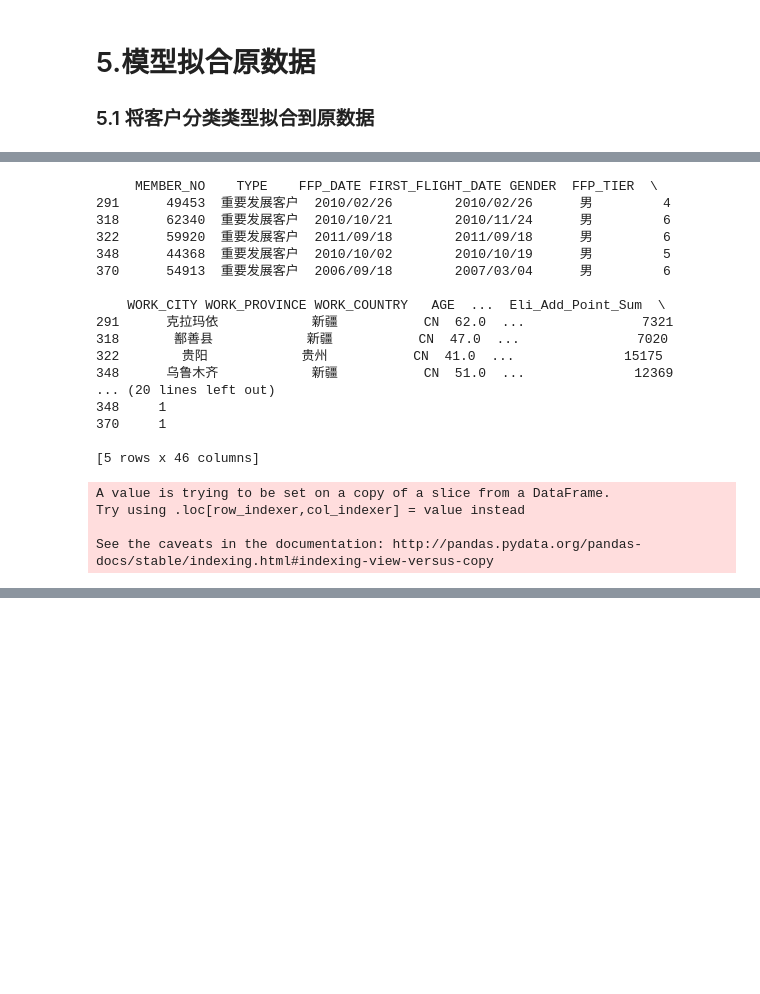
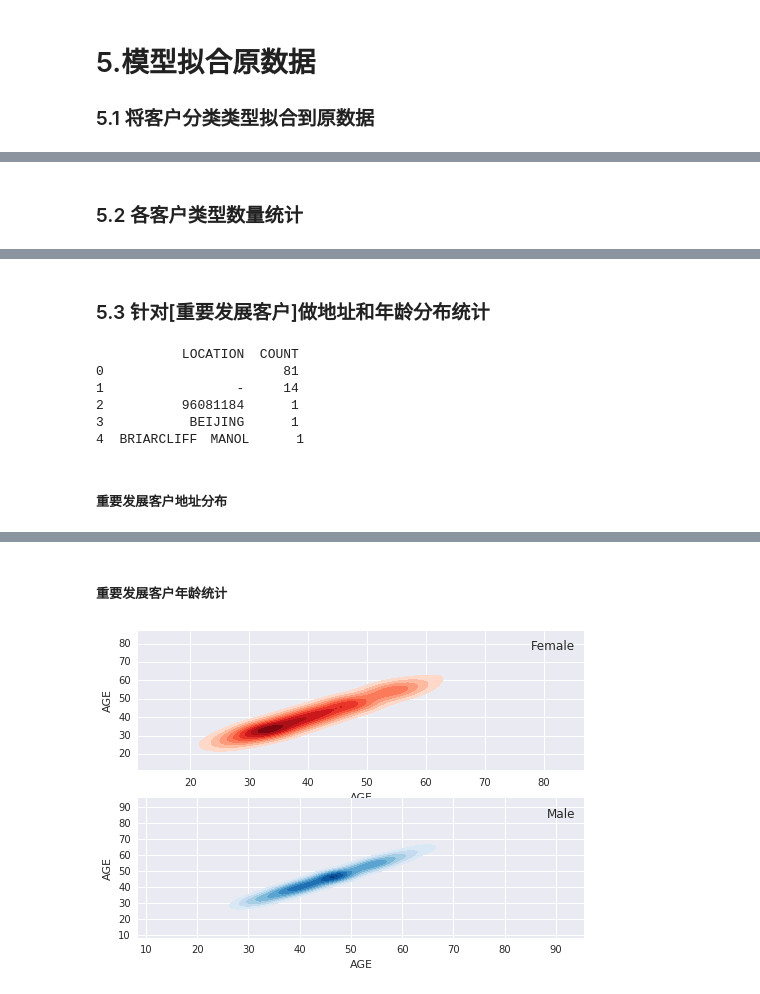
Before and after one commit to ultradawn/mydsx, a Jupyter notebook: LRFMC_Model.ipynb, the cells around one changed output, grey strips where cells are left out. Cells and saved outputs as stored; diff of their text form; code cells hidden in the pictures; blank space fills up the shorter version.

```diff
--- a/LRFMC_Model.ipynb
+++ b/LRFMC_Model.ipynb
@@ -249,37 +297,34 @@ print(type_count)
+# %% [markdown]
+<a id="lrfmc_5_2"></a>
+### 5.2 各客户类型数量统计
 # %%
 %brunel data('type_count') bar x(TYPE) y(COUNT) color(COUNT) label(COUNT) style('.label{fill:white;text-shadow:none}') sort(TYPE) effect(enter:2000)  title("航空公司客户类型统计")  axes(y:2000:grid:"数量",x:6:"客户种类"):: width=800, height=300
 # %% [output]
 [interactive output not drawn]
 [interactive output not drawn]
+# %% [markdown]
+<a id="lrfmc_5_3"></a>
+### 5.3 针对[重要发展客户]做地址和年龄分布统计
 # %%
 #筛选出中国的数据
-df_data_1_type_1 = df_data_1[(df_data_1.TYPE == '重要发展客户') & (df_data_1.WORK_COUNTRY == 'CN')]
-df_data_1_type_1 = df_data_1_type_1.dropna()
+df_data_1_type_1 = df_data_1[(df_data_1.TYPE == '重要发展客户') & (df_data_1.WORK_COUNTRY == 'CN')].copy()
+df_data_1_type_1.WORK_PROVINCE = df_data_1_type_1.WORK_PROVINCE.replace(r'\省','',regex=True)
+df_data_1_type_1.WORK_PROVINCE = df_data_1_type_1.WORK_PROVINCE.replace(r'\市|\.','',regex=True)
+#df_data_1_type_1 = df_data_1_type_1.dropna()
 #去除地址不正确的数据
-del_array = ['*', '-', '.','.北京','BEIJING','BEIJING','BRIARC','Beijing','Beijing','HONGKONG','HRB','HRB','IRVINE','LEEWOLDE','N','N','OSAKA','PARIS','STANLEY','TOKYO','leon','rotteadam','stratford','。','。','。','。']
-df_data_1_type_1_tmp = df_data_1_type_1[~ df_data_1_type_1.WORK_CITY.isin(del_array)]
-df_data_1_type_1_tmp['COUNT'] = 1
-print(df_data_1_type_1_tmp.head(5))
+#del_array = ['*', '-', '.','.北京','BEIJING','BEIJING','BRIARC','Beijing','Beijing','HONGKONG','HRB','HRB','IRVINE','LEEWOLDE','N','N','OSAKA','PARIS','STANLEY','TOKYO','leon','rotteadam','stratford','。','。','。','。']
+#df_data_1_type_1_tmp = df_data_1_type_1[~ df_data_1_type_1.WORK_CITY.isin(del_array)]
+#df_data_1_type_1_tmp['COUNT'] = 1
+df_data_1_type_1_tmp_group = df_data_1_type_1.groupby('WORK_PROVINCE').size().reset_index()
+df_data_1_type_1_tmp_group.columns = ['LOCATION','COUNT']
+print(df_data_1_type_1_tmp_group.head(5))
 # %% [output]
-     MEMBER_NO    TYPE    FFP_DATE FIRST_FLIGHT_DATE GENDER  FFP_TIER  \
-291      49453  重要发展客户  2010/02/26        2010/02/26      男         4
-318      62340  重要发展客户  2010/10/21        2010/11/24      男         6
-322      59920  重要发展客户  2011/09/18        2011/09/18      男         6
-348      44368  重要发展客户  2010/10/02        2010/10/19      男         5
-370      54913  重要发展客户  2006/09/18        2007/03/04      男         6
-
-    WORK_CITY WORK_PROVINCE WORK_COUNTRY   AGE  ...  Eli_Add_Point_Sum  \
-291      克拉玛依            新疆           CN  62.0  ...               7321
-318       鄯善县            新疆           CN  47.0  ...               7020
-322        贵阳            贵州           CN  41.0  ...              15175
-348      乌鲁木齐            新疆           CN  51.0  ...              12369
-... (20 lines left out)
-348     1
-370     1
-
-[5 rows x 46 columns]
+           LOCATION  COUNT
+0                       81
+1                 -     14
+2          96081184      1
+3           BEIJING      1
+4  BRIARCLIFF　MANOL      1
-A value is trying to be set on a copy of a slice from a DataFrame.
-Try using .loc[row_indexer,col_indexer] = value instead
-
-See the caveats in the documentation: http://pandas.pydata.org/pandas-docs/stable/indexing.html#indexing-view-versus-copy
+# %% [markdown]
+##### 重要发展客户地址分布
 # %%
@@ -287,3 +332,25 @@ See the caveats in the documentation: http://pandas.pydata.org/pandas-docs/stabl
 # %% [output]
 [interactive output not drawn]
 [interactive output not drawn]
+# %% [markdown]
+##### 重要发展客户年龄统计
+# %%
+data_age_m = df_data_1_type_1_tmp[df_data_1_type_1_tmp.GENDER=='男'].AGE.dropna() #男性年龄分布
+data_age_f = df_data_1_type_1_tmp[df_data_1_type_1_tmp.GENDER=='女'].AGE.dropna() #女性年龄分布
+f, (ax1,ax2) = plt.subplots(2)
+s1 = sns.kdeplot(data_age_f,data_age_f,shade=True,cmap="Reds",shade_lowest=False,legend=True,ax=ax1,sharex=True)
+s2 = sns.kdeplot(data_age_m,data_age_m,shade=True,cmap="Blues",shade_lowest=False,legend=True,ax=ax2,sharex=True)
+ax1.legend('',title="Female")
+ax2.legend('',title="Male")
+'''
+ax.get_legend().get_title().set_fontsize("14")
+num = 0
+colors = ['#FF0000','#0000CD']
+for t in ax.get_legend().get_texts():
+    t.set_fontsize('12')    # the legend text fontsize
+    t.set_color(colors[num])    # the legend text color
+    num = num + 1
+'''
+plt.show()
+# %% [output]
+[figure, added]
```
Also changed, not shown: parts of 15 cells of this notebook.
